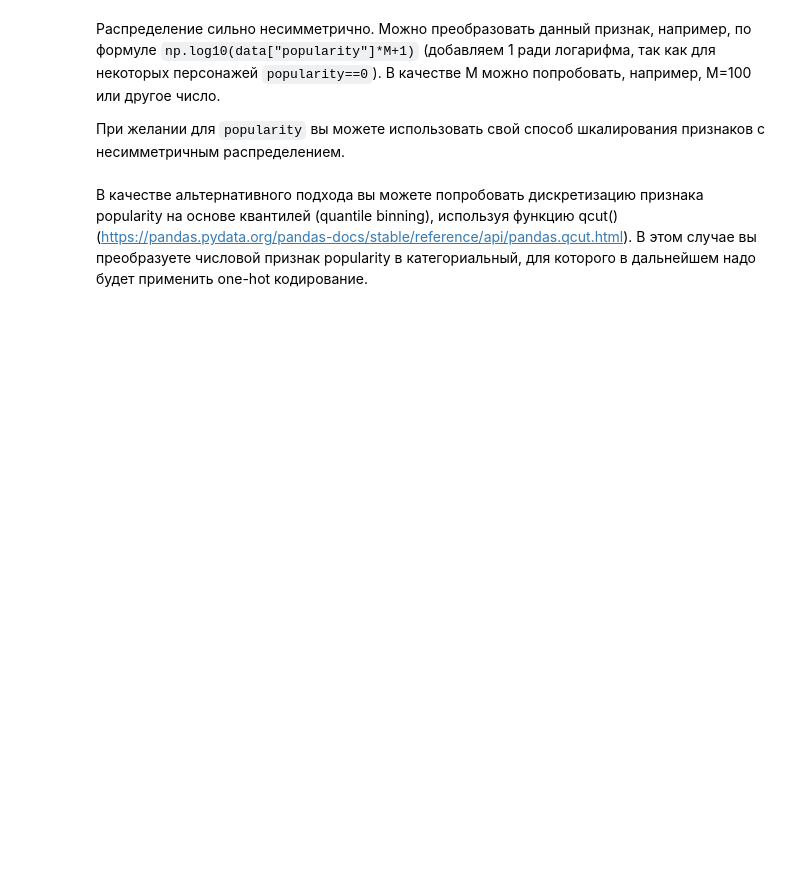
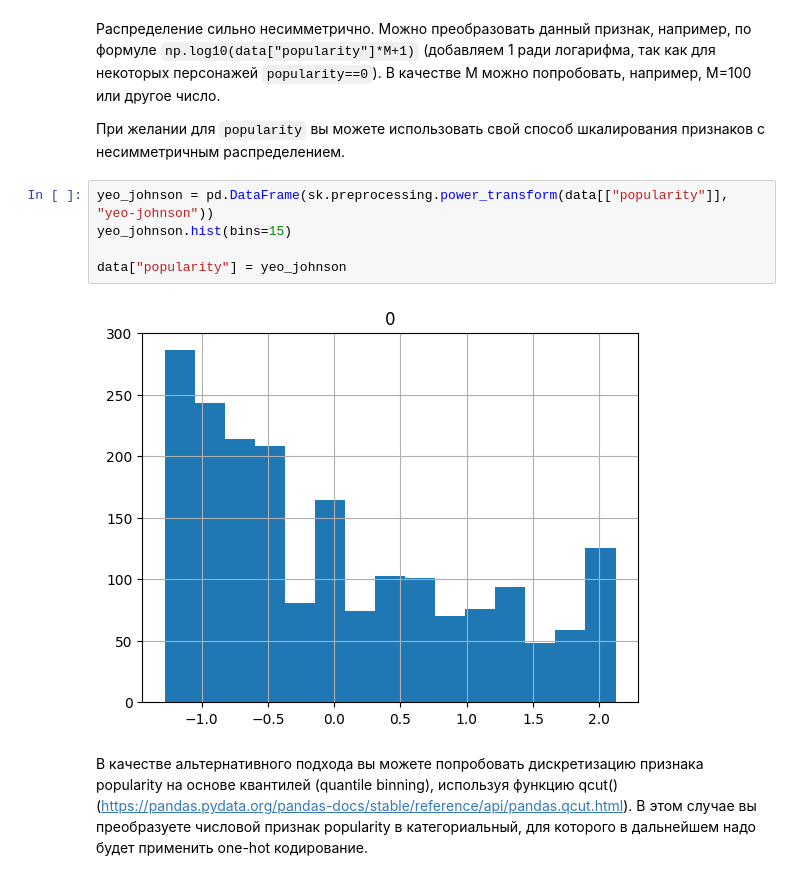
Before and after one commit to izzzav/DLS-1-fall, a Jupyter notebook: hw_1_game_of_thrones.ipynb, the cells around one changed output. Cells and saved outputs as stored; diff of their text form; blank space fills up the shorter version.

```diff
--- a/hw_1_game_of_thrones.ipynb
+++ b/hw_1_game_of_thrones.ipynb
@@ -143,6 +217,13 @@ data.describe(include = [...]).T[['count', 'min', 'max']]
 Распределение сильно несимметрично. Можно преобразовать данный признак, например, по формуле `np.log10(data["popularity"]*M+1)` (добавляем 1 ради логарифма, так как для некоторых персонажей `popularity==0`). В качестве M можно попробовать, например, M=100 или другое число.
 
 При желании для `popularity` вы можете использовать свой способ шкалирования признаков с несимметричным распределением.
+# %%
+yeo_johnson = pd.DataFrame(sk.preprocessing.power_transform(data[["popularity"]], "yeo-johnson"))
+yeo_johnson.hist(bins=15)
+
+data["popularity"] = yeo_johnson
+# %% [output]
+[figure, added]
 # %% [markdown]
 В качестве альтернативного подхода вы можете попробовать дискретизацию признака popularity на основе квантилей (quantile binning), используя функцию qcut() (https://pandas.pydata.org/pandas-docs/stable/reference/api/pandas.qcut.html). В этом случае вы преобразуете числовой признак popularity в категориальный, для которого в дальнейшем надо будет применить one-hot кодирование.
 # %% [markdown]
```
Also changed, not shown: parts of 51 cells of this notebook, 6 other files.
